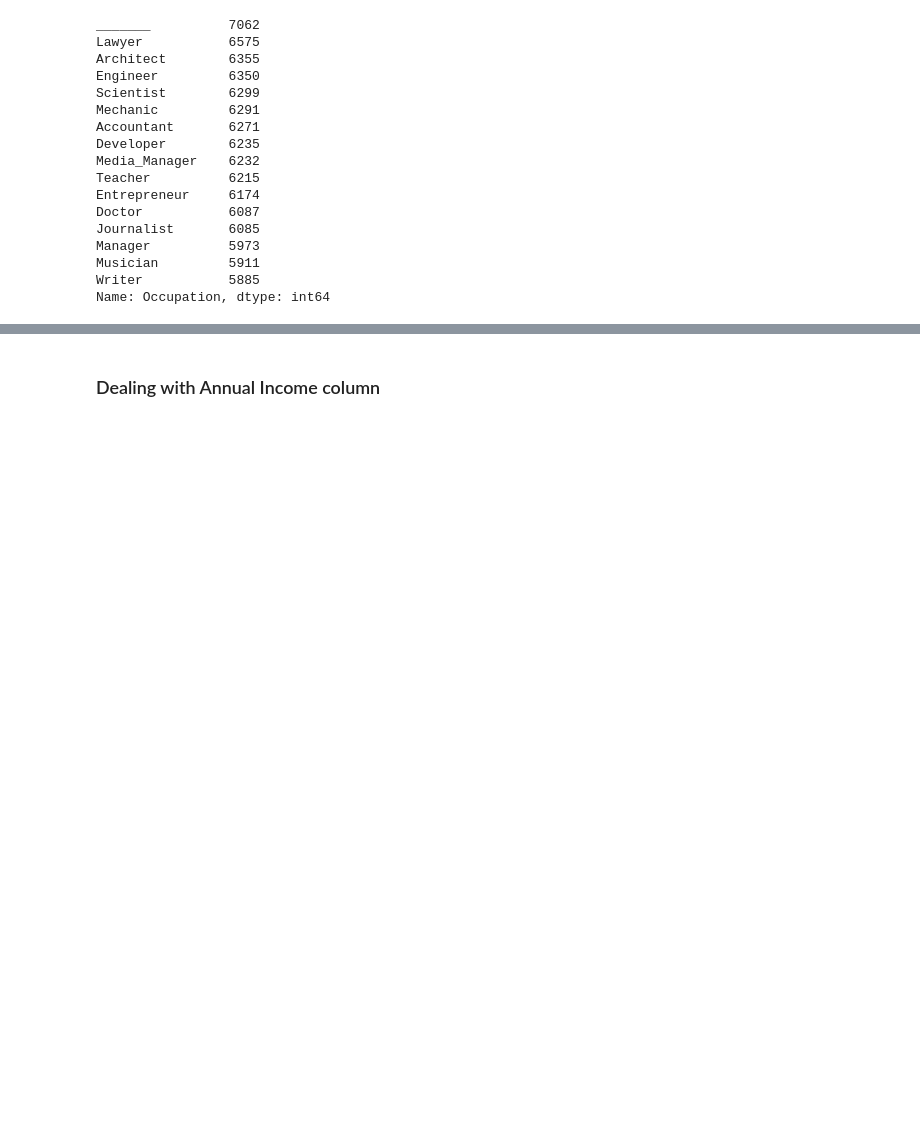
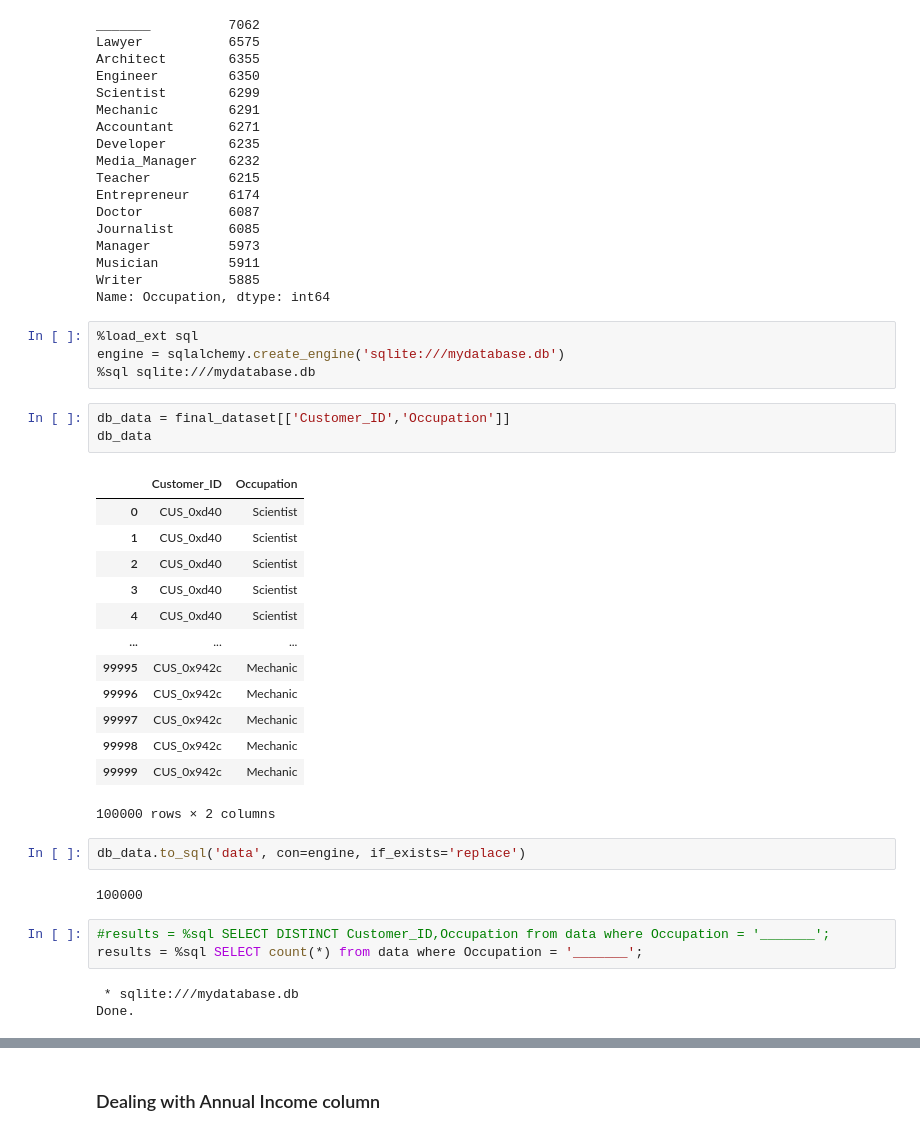
Before and after one commit to tanvimathur11/DDA, a Jupyter notebook: DDA_cleaning-Rough.ipynb, the cells around one changed output, grey strips where cells are left out. Saved outputs shown, nothing was run; the diff lists cells and outputs as text; blank space fills up the shorter version.

```diff
--- a/DDA_cleaning-Rough.ipynb
+++ b/DDA_cleaning-Rough.ipynb
@@ -527,3 +529,34 @@ Manager          5973
 Musician         5911
 Writer           5885
 Name: Occupation, dtype: int64
+# %%
+%load_ext sql
+engine = sqlalchemy.create_engine('sqlite:///mydatabase.db')
+%sql sqlite:///mydatabase.db
+# %%
+db_data = final_dataset[['Customer_ID','Occupation']]
+db_data
+# %% [output]
+|  | Customer_ID | Occupation |
+| 0 | CUS_0xd40 | Scientist |
+| 1 | CUS_0xd40 | Scientist |
+| 2 | CUS_0xd40 | Scientist |
+| 3 | CUS_0xd40 | Scientist |
+| 4 | CUS_0xd40 | Scientist |
+| ... | ... | ... |
+| 99995 | CUS_0x942c | Mechanic |
+| 99996 | CUS_0x942c | Mechanic |
+| 99997 | CUS_0x942c | Mechanic |
+| 99998 | CUS_0x942c | Mechanic |
+| 99999 | CUS_0x942c | Mechanic |
+100000 rows × 2 columns
+# %%
+db_data.to_sql('data', con=engine, if_exists='replace')
+# %% [output]
+100000
+# %%
+#results = %sql SELECT DISTINCT Customer_ID,Occupation from data where Occupation = '_______';
+results = %sql SELECT count(*) from data where Occupation = '_______';
+# %% [output]
+ * sqlite:///mydatabase.db
+Done.
```
Also changed, not shown: parts of 14 cells of this notebook.
